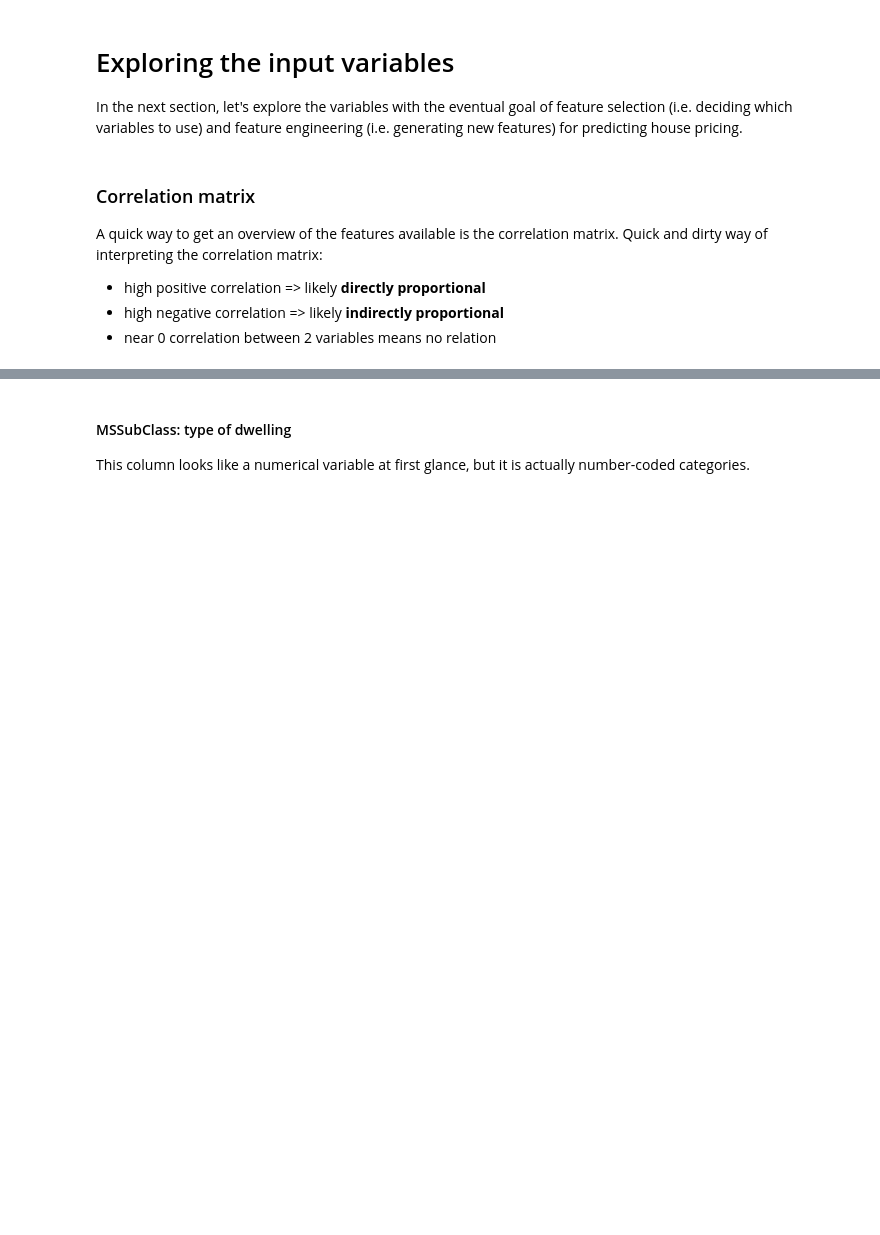
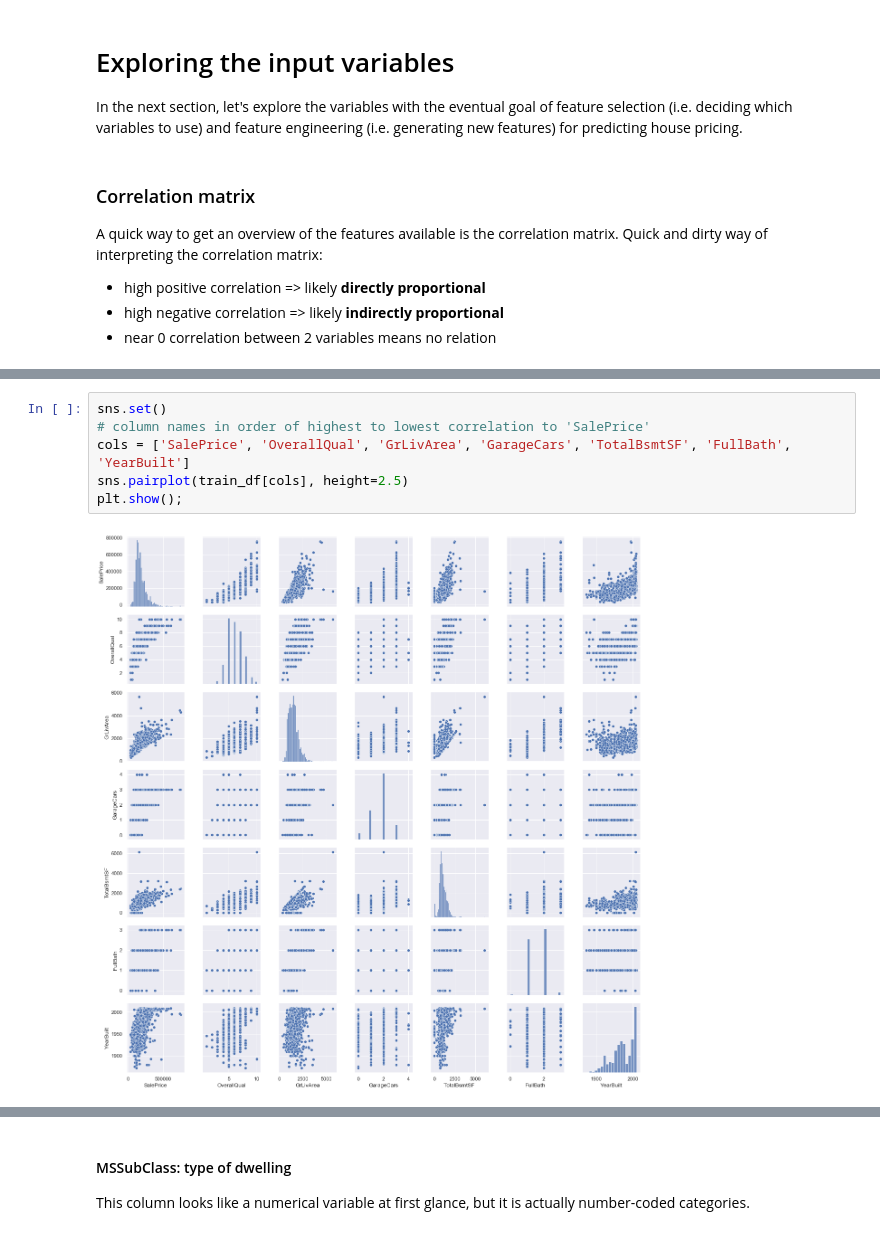
Before and after one commit to jrili/kaggle-house-prices, a Jupyter notebook: house-prices-regression.ipynb, the cells around one changed output, grey strips where cells are left out. Drawn from its saved outputs; the diff is of its cells as text; blank space fills up the shorter version.

```diff
--- a/house-prices-regression.ipynb
+++ b/house-prices-regression.ipynb
@@ -97,0 +105,8 @@ Observations: redundant input fields (field to retain, i.e. higher corr with Sal
+# %%
+sns.set()
+# column names in order of highest to lowest correlation to 'SalePrice'
+cols = ['SalePrice', 'OverallQual', 'GrLivArea', 'GarageCars', 'TotalBsmtSF', 'FullBath', 'YearBuilt']
+sns.pairplot(train_df[cols], height=2.5)
+plt.show();
+# %% [output]
+[figure, added]
```
Also changed, not shown: parts of 25 cells of this notebook.
